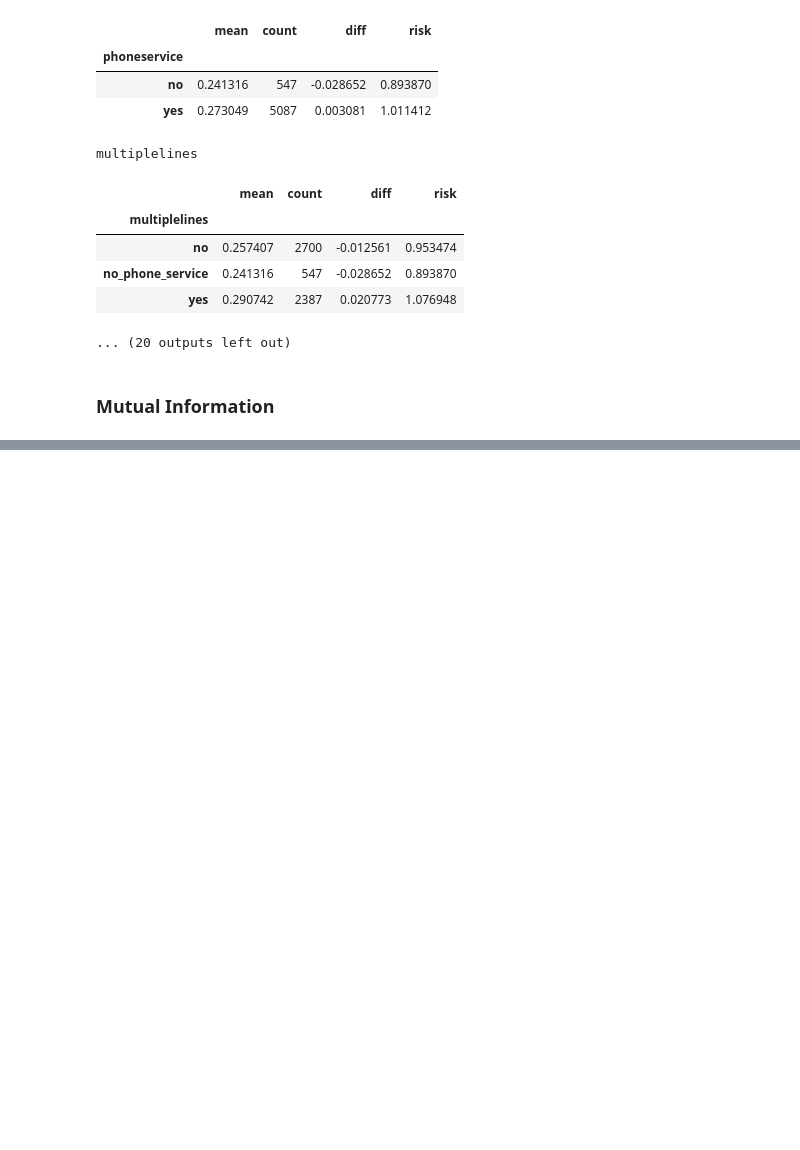
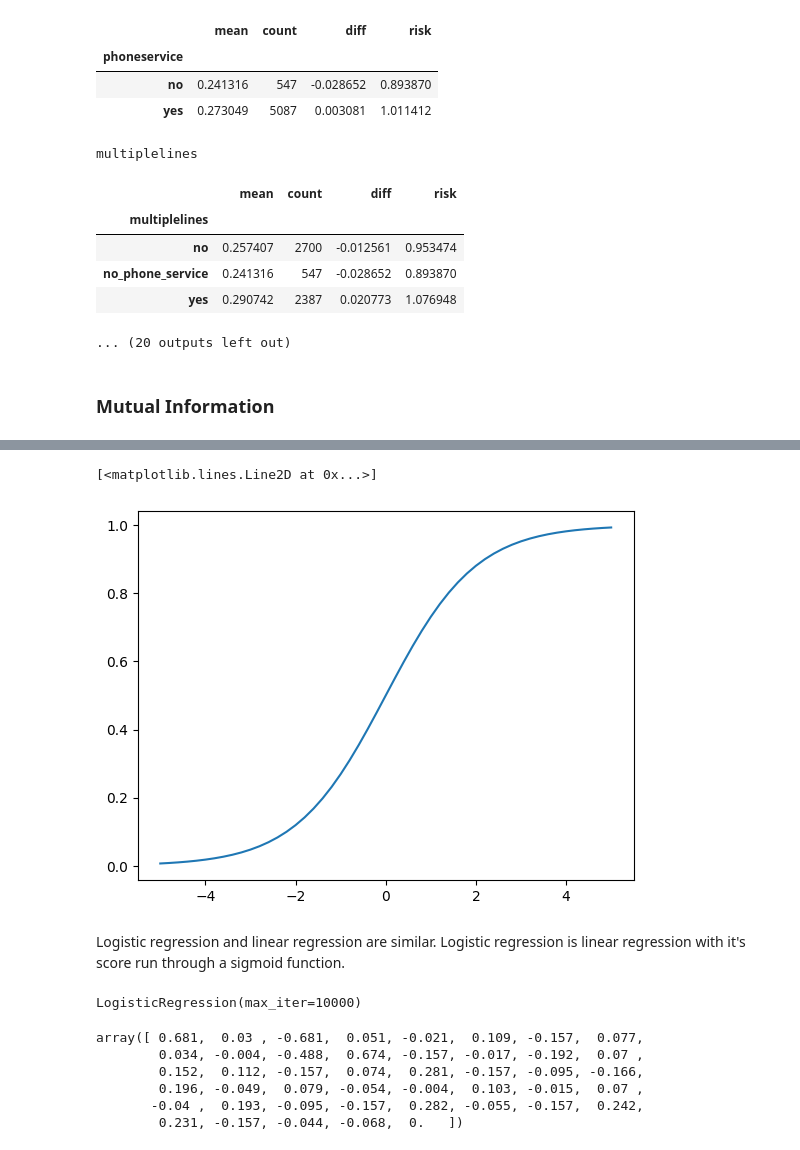
Before and after one commit to teighanmiller/ML_Zoomcamp_Learning, a Jupyter notebook: 03-classification/learning.ipynb, the cells around one changed output, grey strips where cells are left out. Saved outputs shown, nothing was run; the diff lists cells and outputs as text; code cells hidden in the pictures; blank space fills up the shorter version.

```diff
--- a/03-classification/learning.ipynb
+++ b/03-classification/learning.ipynb
@@ -248,0 +288,5 @@ multiplelines
+# %%
+def sigmoid(z):
+    return 1/(1+np.exp(-z))
+# %%
+z = np.linspace(-5, 5, 51)
@@ -248,0 +307,8 @@ multiplelines
+# %%
+import matplotlib.pyplot as plt
+plt.plot(z, sigmoid(z))
+# %% [output]
+[<matplotlib.lines.Line2D at 0x...>]
+[figure, added]
+# %% [markdown]
+Logistic regression and linear regression are similar. Logistic regression is linear regression with it's score run through a sigmoid function.
@@ -248,0 +326,14 @@ multiplelines
+# %%
+model = LogisticRegression(max_iter=10000)
+model.fit(X_train, y_train)
+# %% [output]
+LogisticRegression(max_iter=10000)
+# %%
+model.coef_[0].round(3)
+# %% [output]
+array([ 0.681,  0.03 , -0.681,  0.051, -0.021,  0.109, -0.157,  0.077,
+        0.034, -0.004, -0.488,  0.674, -0.157, -0.017, -0.192,  0.07 ,
+        0.152,  0.112, -0.157,  0.074,  0.281, -0.157, -0.095, -0.166,
+        0.196, -0.049,  0.079, -0.054, -0.004,  0.103, -0.015,  0.07 ,
+       -0.04 ,  0.193, -0.095, -0.157,  0.282, -0.055, -0.157,  0.242,
+        0.231, -0.157, -0.044, -0.068,  0.   ])
```
Also changed, not shown: parts of 49 cells of this notebook.
